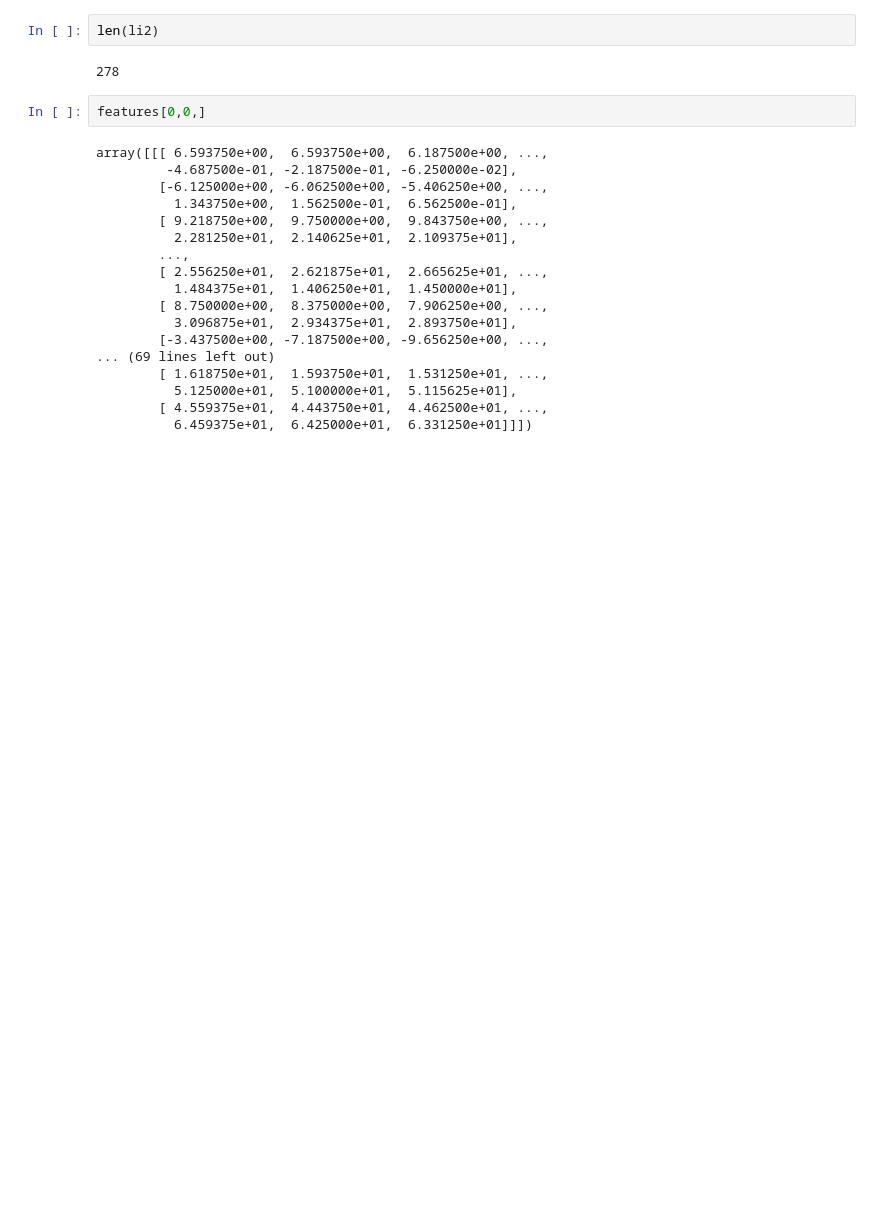
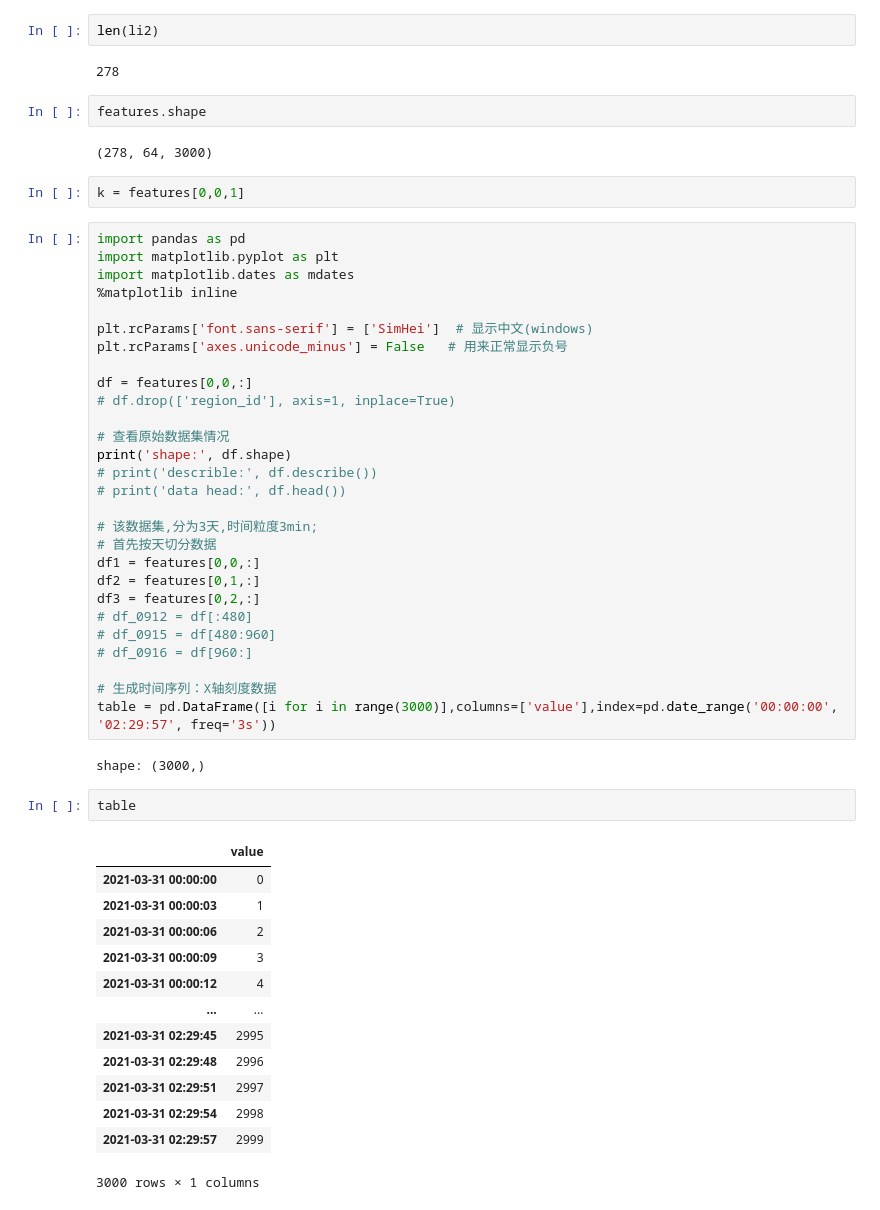
Before and after one commit to lizeyujack/bci, a Jupyter notebook: bci_data_preprocessing.ipynb, the cells around one changed output. Saved outputs shown, nothing was run; the diff lists cells and outputs as text; blank space fills up the shorter version.

```diff
--- a/bci_data_preprocessing.ipynb
+++ b/bci_data_preprocessing.ipynb
@@ -13,23 +13,55 @@ li2 = arr.tolist()
 len(li2)
 # %% [output]
 278
+# %%
+features.shape
+# %% [output]
+(278, 64, 3000)
 # %%
-features[0,0,]
+k = features[0,0,1]
-# %% [output]
-array([[[ 6.593750e+00,  6.593750e+00,  6.187500e+00, ...,
-         -4.687500e-01, -2.187500e-01, -6.250000e-02],
-        [-6.125000e+00, -6.062500e+00, -5.406250e+00, ...,
-          1.343750e+00,  1.562500e-01,  6.562500e-01],
-        [ 9.218750e+00,  9.750000e+00,  9.843750e+00, ...,
-          2.281250e+01,  2.140625e+01,  2.109375e+01],
-        ...,
-        [ 2.556250e+01,  2.621875e+01,  2.665625e+01, ...,
-          1.484375e+01,  1.406250e+01,  1.450000e+01],
-        [ 8.750000e+00,  8.375000e+00,  7.906250e+00, ...,
-          3.096875e+01,  2.934375e+01,  2.893750e+01],
-        [-3.437500e+00, -7.187500e+00, -9.656250e+00, ...,
-... (69 lines left out)
-        [ 1.618750e+01,  1.593750e+01,  1.531250e+01, ...,
-          5.125000e+01,  5.100000e+01,  5.115625e+01],
-        [ 4.559375e+01,  4.443750e+01,  4.462500e+01, ...,
-          6.459375e+01,  6.425000e+01,  6.331250e+01]]])
+# %%
+import pandas as pd
+import matplotlib.pyplot as plt
+import matplotlib.dates as mdates
+%matplotlib inline
+
+plt.rcParams['font.sans-serif'] = ['SimHei']  # 显示中文(windows)
+plt.rcParams['axes.unicode_minus'] = False   # 用来正常显示负号
+
+df = features[0,0,:]
+# df.drop(['region_id'], axis=1, inplace=True)
+
+# 查看原始数据集情况
+print('shape:', df.shape)
+# print('describle:', df.describe())
+# print('data head:', df.head())
+
+# 该数据集,分为3天,时间粒度3min;
+# 首先按天切分数据
+df1 = features[0,0,:]
+df2 = features[0,1,:]
+df3 = features[0,2,:]
+# df_0912 = df[:480]
+# df_0915 = df[480:960]
+# df_0916 = df[960:]
+
+# 生成时间序列：X轴刻度数据
+table = pd.DataFrame([i for i in range(3000)],columns=['value'],index=pd.date_range('00:00:00', '02:29:57', freq='3s'))
+# %% [output]
+shape: (3000,)
+# %%
+table
+# %% [output]
+|  | value |
+| 2021-03-31 00:00:00 | 0 |
+| 2021-03-31 00:00:03 | 1 |
+| 2021-03-31 00:00:06 | 2 |
+| 2021-03-31 00:00:09 | 3 |
+| 2021-03-31 00:00:12 | 4 |
+| ... | ... |
+| 2021-03-31 02:29:45 | 2995 |
+| 2021-03-31 02:29:48 | 2996 |
+| 2021-03-31 02:29:51 | 2997 |
+| 2021-03-31 02:29:54 | 2998 |
+| 2021-03-31 02:29:57 | 2999 |
+3000 rows × 1 columns
```
Also changed, not shown: parts of 1 cell of this notebook.
